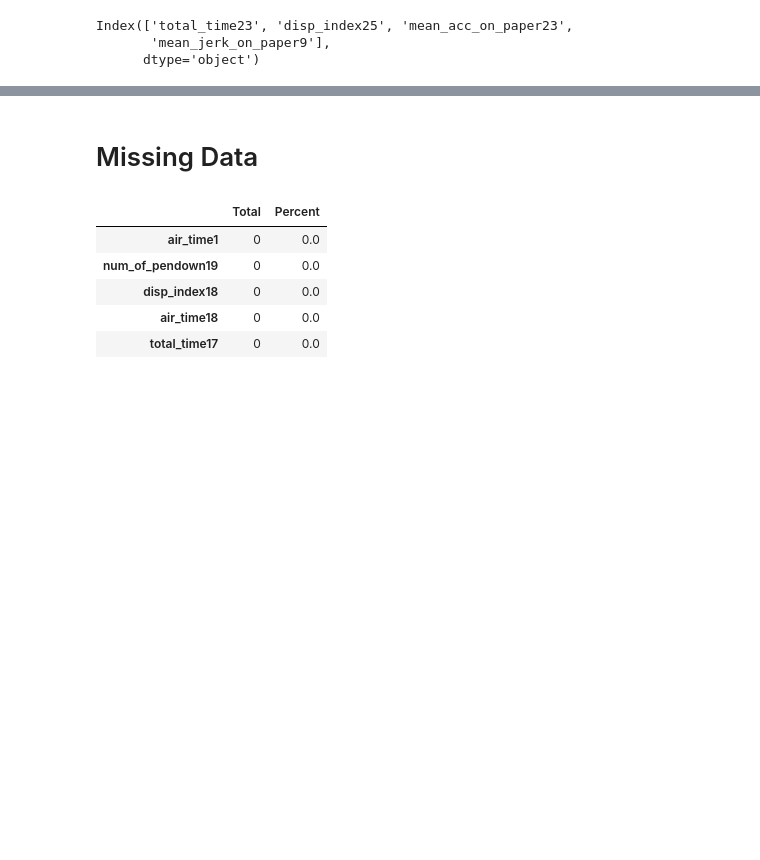
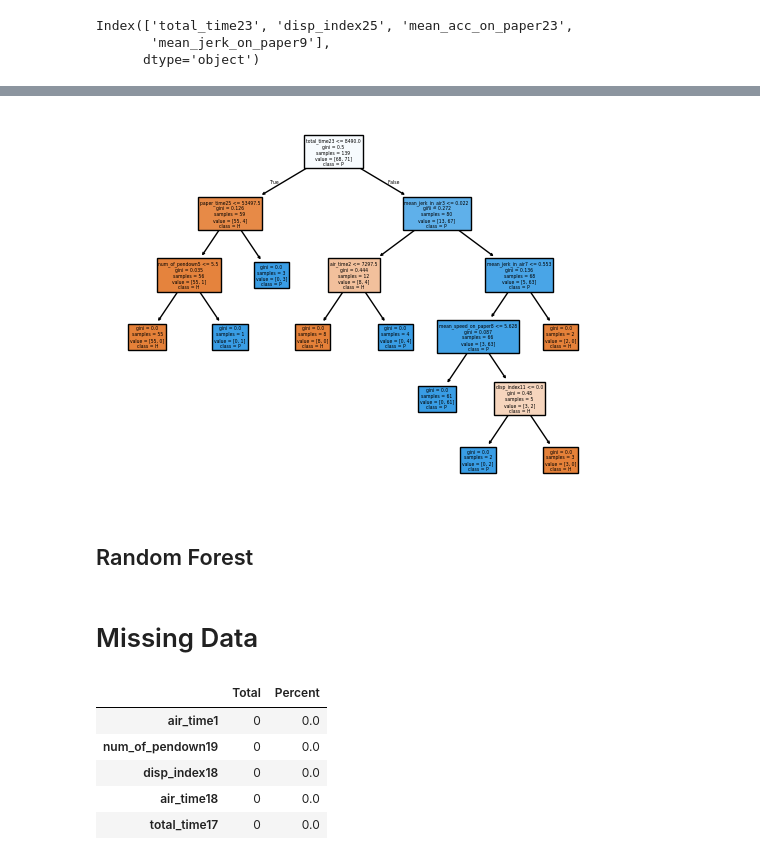
Before and after one commit to EduardoHalmen/darwin, a Jupyter notebook: main.ipynb, the cells around one changed output, grey strips where cells are left out. Saved outputs shown, nothing was run; the diff lists cells and outputs as text; code cells hidden in the pictures; blank space fills up the shorter version.

```diff
--- a/main.ipynb
+++ b/main.ipynb
@@ -8,6 +8,8 @@ darwin = fetch_ucirepo(id=732)
 X = darwin.data.features
 y = darwin.data.targets
 
+original_X = X.copy()
+original_y = y.copy()
 # metadata
 print(darwin.metadata)
 
@@ -394,3 +416,35 @@ X.columns[[413, 433, 403, 154]]
 Index(['total_time23', 'disp_index25', 'mean_acc_on_paper23',
        'mean_jerk_on_paper9'],
       dtype='object')
+# %%
+X = original_X.copy()
+y = original_y.copy()
+X = X.drop(columns=['ID'])
+y['class'] = y['class'].map( {'H': 0, 'P': 1} ).astype(int)
+feature_names = X.columns.tolist()
+
+print(X.shape)
+print(y.shape)
+
+def get_root_node(dt, feature_names):
+    feature_idx = dt.tree_.feature[0]
+    return feature_names[feature_idx]
+
+
+n_repeats = 20
+root_nodes = []
+
+# variando o seed do holdout, geramos conjuntos de treino e teste um pouco diferentes a cada iteração
+for split_random_state in range(0, n_repeats):
+  # Holdout com 20% de dados de teste
+  X_train, X_test, y_train, y_test = train_test_split(X, y, stratify=y, test_size=0.2, random_state=split_random_state)
+
+  # Treinamento da árvore usando os dados de treino
+  dt = tree.DecisionTreeClassifier(random_state=0)
+  dt.fit(X_train, y_train)
+
+  # Obtemos o atributo usado na raiz e o salvamos na lista
+  root_node = get_root_node(dt, feature_names)
+  root_nodes.append(root_node)
+
+root_nodes
@@ -397,3 +474,10 @@ Index(['total_time23', 'disp_index25', 'mean_acc_on_paper23',
+# %%
+tree.plot_tree(clf, feature_names=feature_names, class_names=['H', 'P'], filled=True)
+plt.savefig('out.pdf')
+# %% [output]
+[figure, added]
+# %% [markdown]
+## Random Forest
 # %% [markdown]
 # Missing Data
 # %%
```
Also changed, not shown: parts of 12 cells of this notebook, 1 other file.
